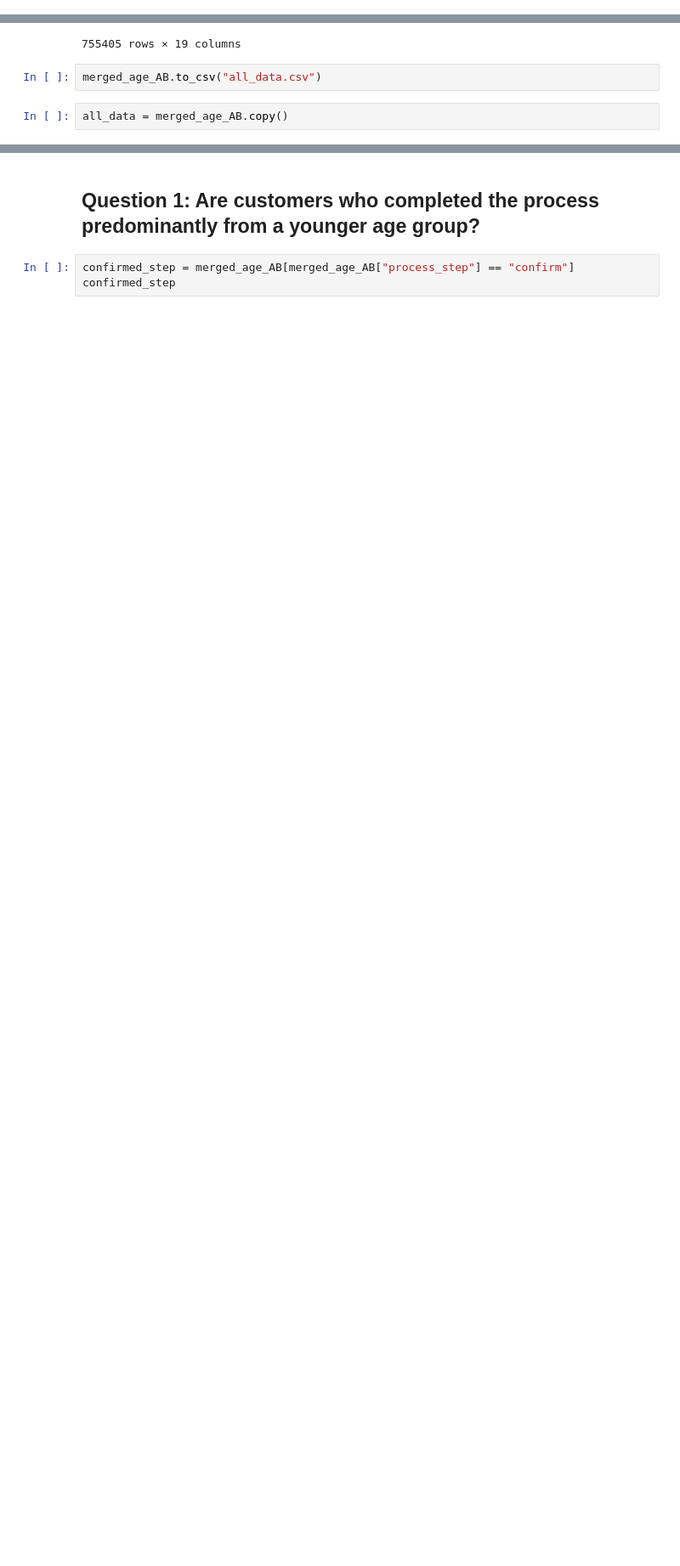
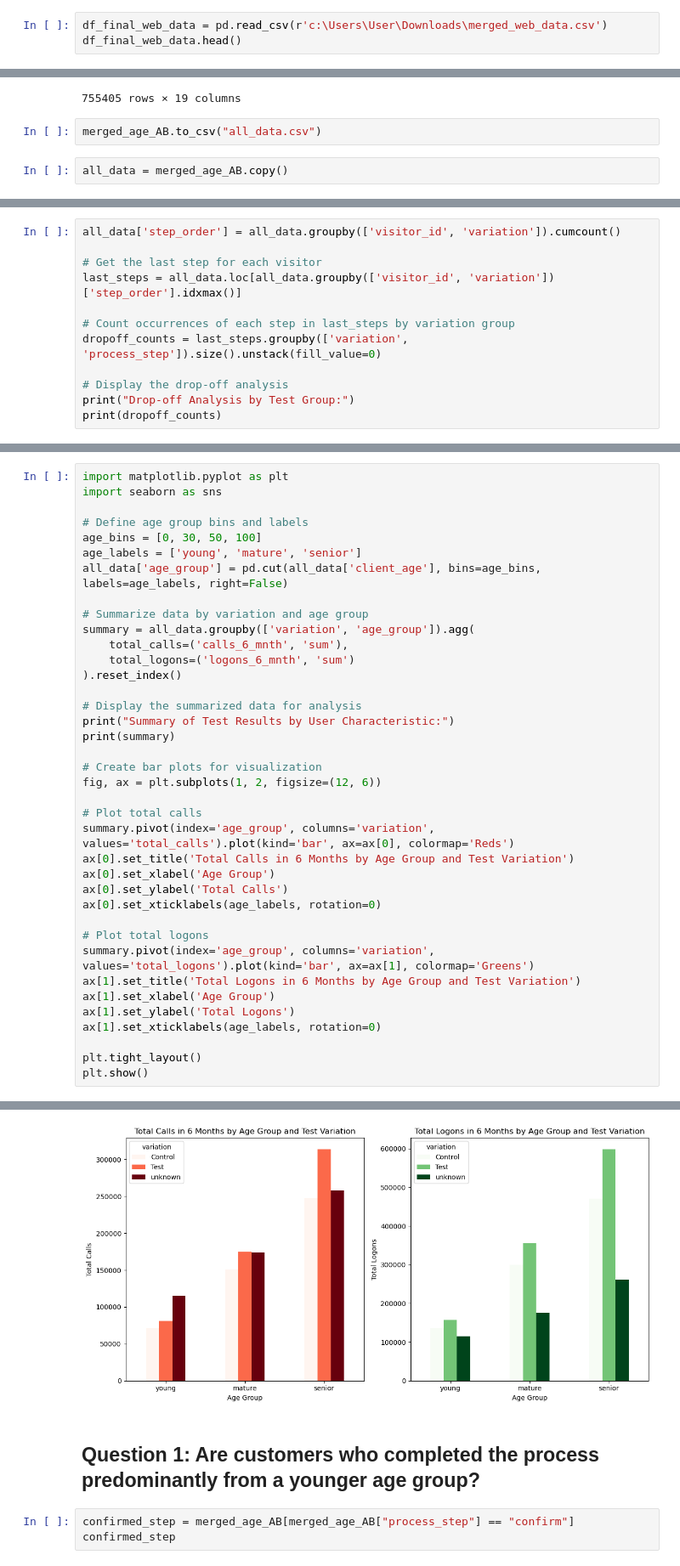
Before and after one commit to SofyMelvill/vanguard-ab-test, a Jupyter notebook: data_SA.ipynb, the cells around one changed output, grey strips where cells are left out. Shown: that part at 85% size. Cells and saved outputs as stored; diff of their text form; blank space fills up the shorter version.

Commit message:
KK  Error, questions 5,6,Chart

```diff
--- a/data_SA.ipynb
+++ b/data_SA.ipynb
@@ -399,0 +390,3 @@ df_final_web_data.head()
+# %%
+df_final_web_data = pd.read_csv(r'c:\Users\User\Downloads\merged_web_data.csv')
+df_final_web_data.head()
@@ -598,0 +647,12 @@ all_data = merged_age_AB.copy()
+# %%
+all_data['step_order'] = all_data.groupby(['visitor_id', 'variation']).cumcount()
+
+# Get the last step for each visitor
+last_steps = all_data.loc[all_data.groupby(['visitor_id', 'variation'])['step_order'].idxmax()]
+
+# Count occurrences of each step in last_steps by variation group
+dropoff_counts = last_steps.groupby(['variation', 'process_step']).size().unstack(fill_value=0)
+
+# Display the drop-off analysis
+print("Drop-off Analysis by Test Group:")
+print(dropoff_counts)
@@ -598,0 +670,39 @@ all_data = merged_age_AB.copy()
+# %%
+import matplotlib.pyplot as plt
+import seaborn as sns
+
+# Define age group bins and labels
+age_bins = [0, 30, 50, 100]
+age_labels = ['young', 'mature', 'senior']
+all_data['age_group'] = pd.cut(all_data['client_age'], bins=age_bins, labels=age_labels, right=False)
+
+# Summarize data by variation and age group
+summary = all_data.groupby(['variation', 'age_group']).agg(
+    total_calls=('calls_6_mnth', 'sum'),
+    total_logons=('logons_6_mnth', 'sum')
+).reset_index()
+
+# Display the summarized data for analysis
+print("Summary of Test Results by User Characteristic:")
+print(summary)
+
+# Create bar plots for visualization
+fig, ax = plt.subplots(1, 2, figsize=(12, 6))
+
+# Plot total calls
+summary.pivot(index='age_group', columns='variation', values='total_calls').plot(kind='bar', ax=ax[0], colormap='Reds')
+ax[0].set_title('Total Calls in 6 Months by Age Group and Test Variation')
+ax[0].set_xlabel('Age Group')
+ax[0].set_ylabel('Total Calls')
+ax[0].set_xticklabels(age_labels, rotation=0)
+
+# Plot total logons
+summary.pivot(index='age_group', columns='variation', values='total_logons').plot(kind='bar', ax=ax[1], colormap='Greens')
+ax[1].set_title('Total Logons in 6 Months by Age Group and Test Variation')
+ax[1].set_xlabel('Age Group')
+ax[1].set_ylabel('Total Logons')
+ax[1].set_xticklabels(age_labels, rotation=0)
+
+plt.tight_layout()
+plt.show()
+# %% [output]
@@ -599,3 +720,4 @@ all_data = merged_age_AB.copy()
+[figure, added]
 # %% [markdown]
 ## Question 1: Are customers who completed the process predominantly from a younger age group?
 # %%
```
Also changed, not shown: parts of 11 cells of this notebook, 1 other file.
